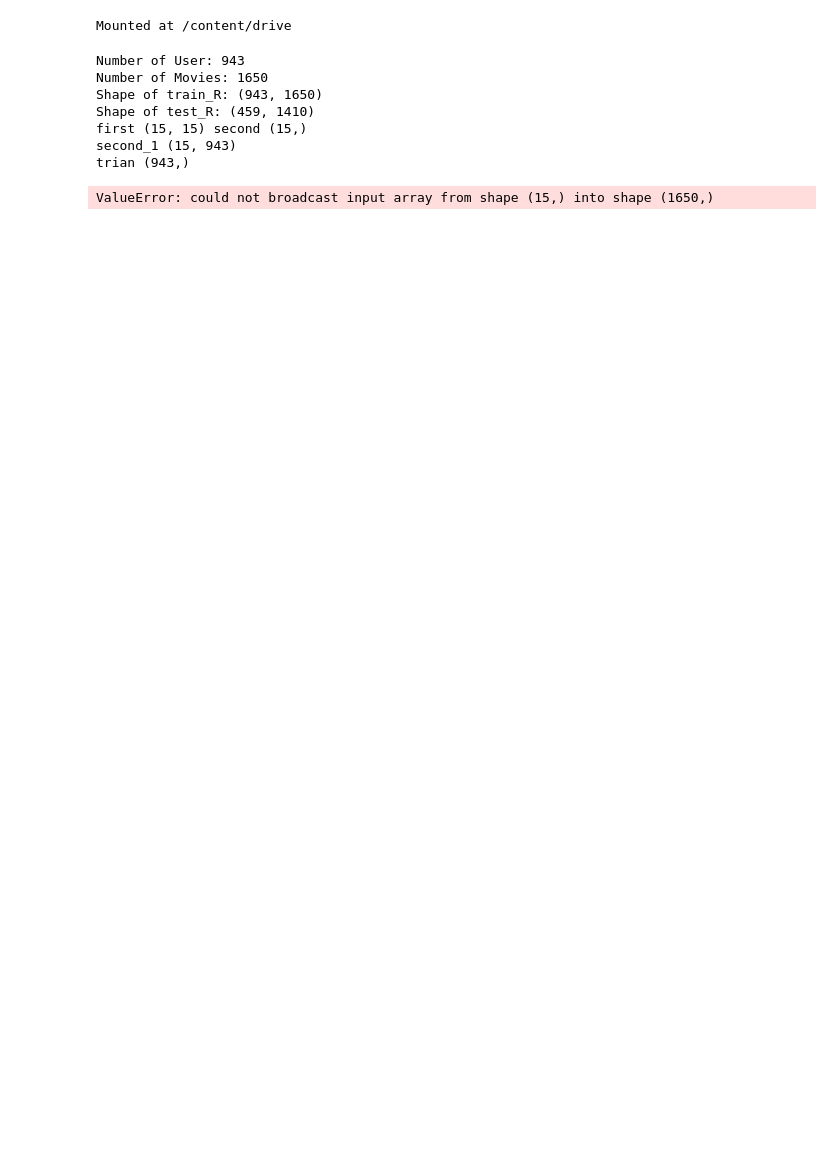
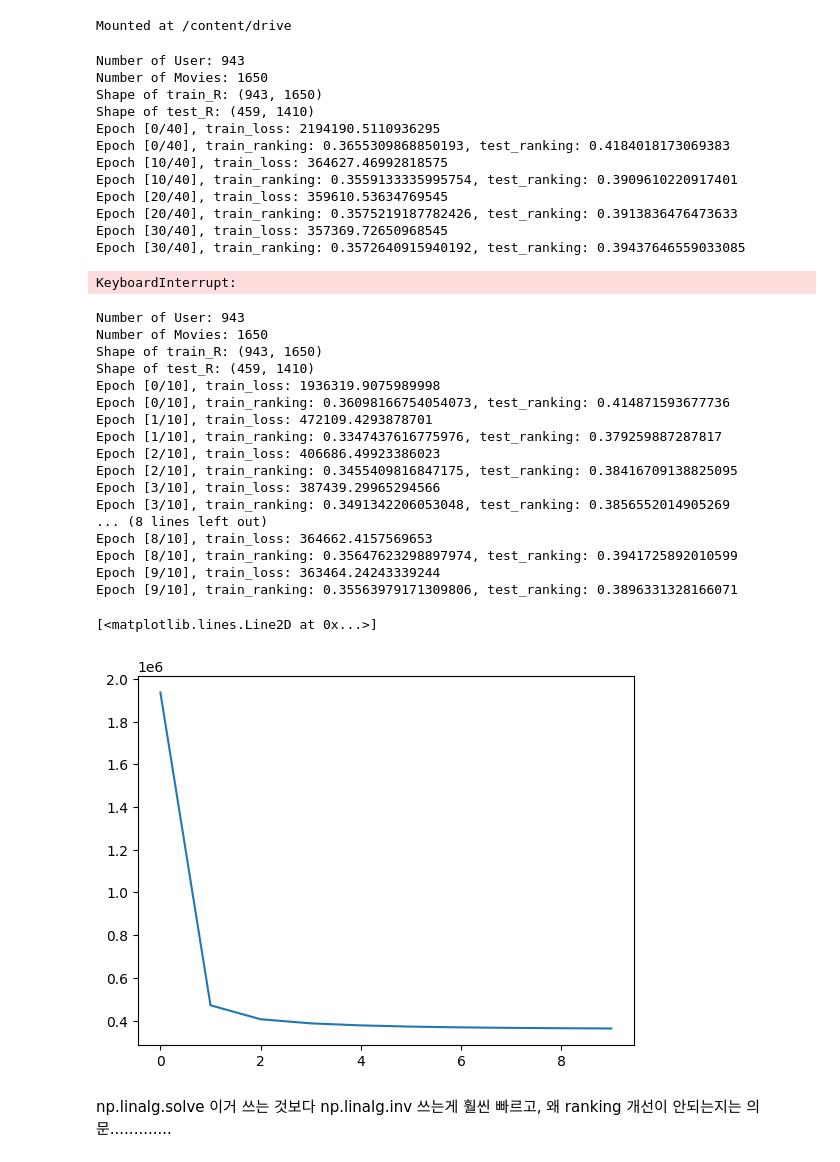
Before and after one commit to sggithi/Classic, a Jupyter notebook: MF/OCCF.ipynb, the cells around one changed output. Saved outputs shown, nothing was run; the diff lists cells and outputs as text; code cells hidden in the pictures; blank space fills up the shorter version.

Commit message:
OCCF

```diff
--- a/MF/OCCF.ipynb
+++ b/MF/OCCF.ipynb
@@ -86,6 +86,7 @@ class OCCF():
       first = self.YTY + self.Y.T.dot(Cu - np.identity(self.num_item)).dot(self.Y) + self.reg * np.identity(self.latent_dimension) #(f, f) latent_dimension: f
       second = self.Y.T.dot(Cu).dot(self.train_P[u, :].T) # (f, num_item) X (num_item, 1)) => (f, 1) 아ㅓㅣㅏㅓㅏ item이 논문에서는 n num_item으로 수정
       # X = first-1second를 계산하고 싶고 firstX=second 식을 푸는 셈
+
       self.X[u, :] = np.linalg.solve(first, second) # X
 
   def update_Y(self):
@@ -96,13 +97,11 @@ class OCCF():
       first = self.XTX + self.X.T.dot(Ci - np.identity(self.num_user)).dot(self.X) + self.reg * np.identity(self.latent_dimension) #(f, f) latent_dimension: f
       second = self.X.T.dot(Ci).dot(self.train_P[:, i].T) # (f, num_user) X (num_user, 1)) => (f, 1)
 
-      self.Y[:, i] = np.linalg.solve(first, second)
+      self.Y[i, :] = np.linalg.solve(first, second)
+
 
   def loss(self): # X: (num_user, f) Y (num_item, f) => XYT(num_user, num_item) / 논문대로 였으면 (D, N) 이렇게 시작했어야 함,,
-    return np.sum(self.C * self.criterion(self.train_P - self.X.dot(self.Y.T))) + self.reg * (np.linalg.norm(self.X) + np.linalg.norm(self.Y))
-
-  def test_loss(self):
-    return np.sum(self.test_C * self.criterion(self.test_P - self.X.dot(self.Y.T))) + self.reg * (np.linalg.norm(self.X) + np.linalg.norm(self.Y))
+    return np.sum(self.C * np.square(self.train_P - self.X.dot(self.Y.T))) + self.reg * (np.linalg.norm(self.X) + np.linalg.norm(self.Y))
 
   def prediction(self):
     return self.X.dot(self.Y.T)
@@ -139,14 +138,14 @@ class OCCF():
       self.XTX = self.X.T.dot(self.X)
       self.update_Y()
       train_loss = self.loss()
-      test_loss = self.test_loss()
+
       train_loss_list.append(train_loss)
-      test_loss_list.append(test_loss)
+
       train_ranking = self.rank()
       test_ranking = self.rank(train= False)
 
       if epoch % 10 == 0:
-        print(f'Epoch [{epoch}/{self.epoch}], train_loss: {train_loss}, test_loss: {test_loss}')
+        print(f'Epoch [{epoch}/{self.epoch}], train_loss: {train_loss}')
         print(f'Epoch [{epoch}/{self.epoch}], train_ranking: {train_ranking}, test_ranking: {test_ranking}')
     return train_loss_list, test_loss_list
 # %%
@@ -165,7 +164,12 @@ Number of User: 943
 Number of Movies: 1650
 Shape of train_R: (943, 1650)
 Shape of test_R: (459, 1410)
-first (15, 15) second (15,)
-second_1 (15, 943)
-trian (943,)
+Epoch [0/40], train_loss: 2194190.5110936295
+Epoch [0/40], train_ranking: 0.3655309868850193, test_ranking: 0.4184018173069383
+Epoch [10/40], train_loss: 364627.46992818575
+Epoch [10/40], train_ranking: 0.3559133335995754, test_ranking: 0.3909610220917401
+Epoch [20/40], train_loss: 359610.53634769545
+Epoch [20/40], train_ranking: 0.3575219187782426, test_ranking: 0.3913836476473633
+Epoch [30/40], train_loss: 357369.72650968545
+Epoch [30/40], train_ranking: 0.3572640915940192, test_ranking: 0.39437646559033085
-ValueError: could not broadcast input array from shape (15,) into shape (1650,)
+KeyboardInterrupt:
@@ -171,0 +290,33 @@ ValueError: could not broadcast input array from shape (15,) into shape (1650,)
+# %%
+import matplotlib.pyplot as plt
+
+model = OCCF(train_R = train, test_R = test, d=15, epochs= 10)
+
+# Train the model
+train_loss_list, test_loss_list = model.fit()
+train_loss_tensor = torch.tensor(train_loss_list, dtype=torch.float32)
+plt.plot(train_loss_tensor.cpu().numpy())
+test_loss_tensor = torch.tensor(test_loss_list, dtype=torch.float32)
+plt.plot(test_loss_tensor.cpu().numpy())
+# %% [output]
+Number of User: 943
+Number of Movies: 1650
+Shape of train_R: (943, 1650)
+Shape of test_R: (459, 1410)
+Epoch [0/10], train_loss: 1936319.9075989998
+Epoch [0/10], train_ranking: 0.36098166754054073, test_ranking: 0.414871593677736
+Epoch [1/10], train_loss: 472109.4293878701
+Epoch [1/10], train_ranking: 0.3347437616775976, test_ranking: 0.379259887287817
+Epoch [2/10], train_loss: 406686.49923386023
+Epoch [2/10], train_ranking: 0.3455409816847175, test_ranking: 0.38416709138825095
+Epoch [3/10], train_loss: 387439.29965294566
+Epoch [3/10], train_ranking: 0.3491342206053048, test_ranking: 0.3856552014905269
+... (8 lines left out)
+Epoch [8/10], train_loss: 364662.4157569653
+Epoch [8/10], train_ranking: 0.35647623298897974, test_ranking: 0.3941725892010599
+Epoch [9/10], train_loss: 363464.24243339244
+Epoch [9/10], train_ranking: 0.35563979171309806, test_ranking: 0.3896331328166071
+[<matplotlib.lines.Line2D at 0x...>]
+[figure, added]
+# %% [markdown]
+np.linalg.solve 이거 쓰는 것보다 np.linalg.inv 쓰는게 훨씬 빠르고, 왜 ranking 개선이 안되는지는 의문.............
```
Also changed, not shown: parts of 1 cell of this notebook.
